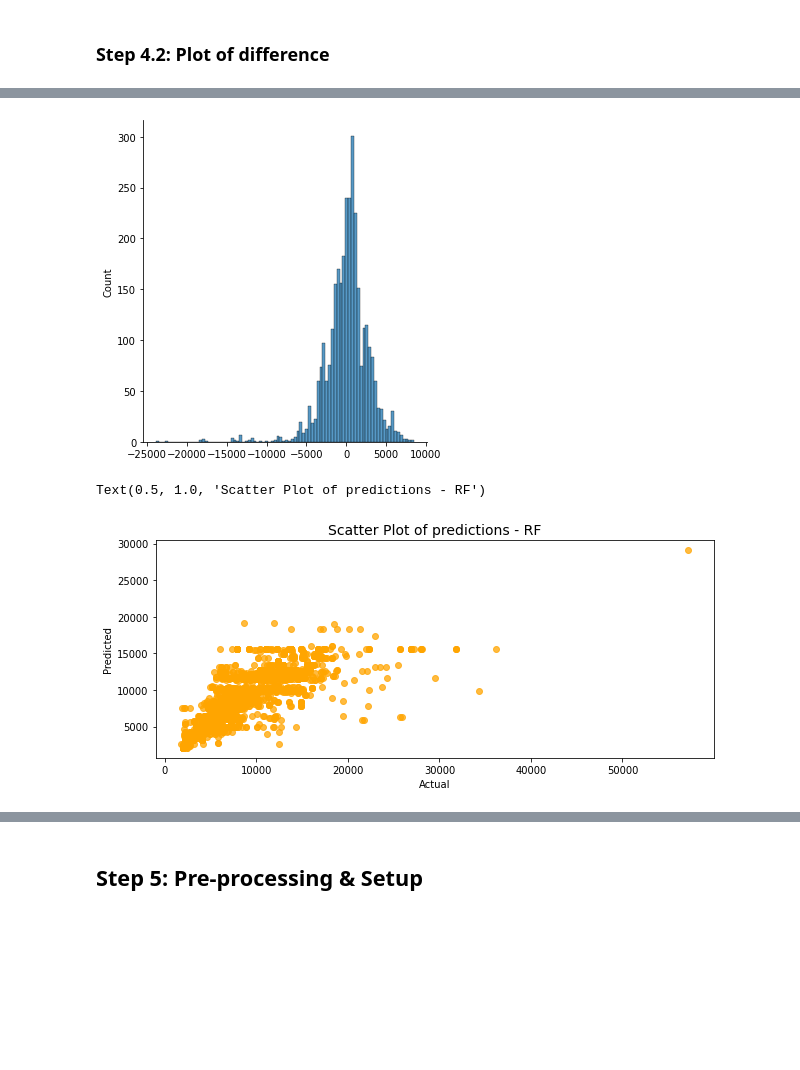
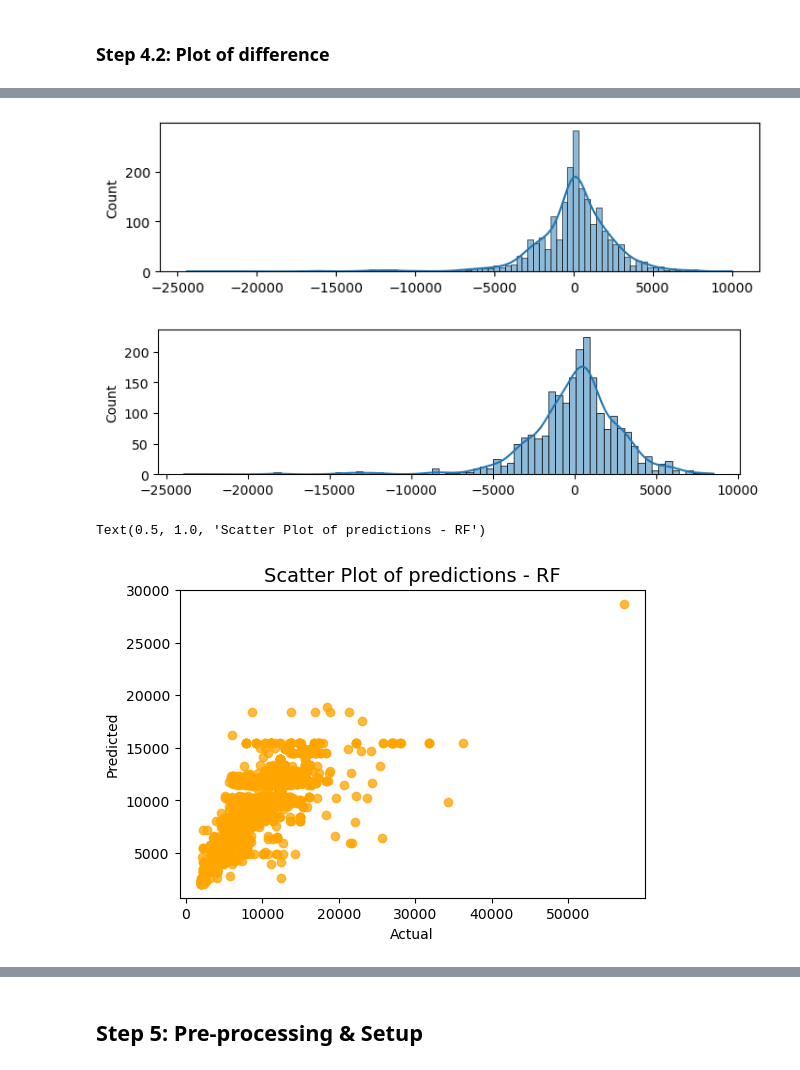
Before and after one commit to sss-xt1068/FlightFarePred, a Jupyter notebook: FlightFarePrediction.ipynb, the cells around one changed output, grey strips where cells are left out. Cells and saved outputs as stored; diff of their text form; code cells hidden in the pictures; blank space fills up the shorter version.

```diff
--- a/FlightFarePrediction.ipynb
+++ b/FlightFarePrediction.ipynb
@@ -403,2 +422,2 @@ lasso_model = fit_lasso(xtrain, ytrain)
 # %%
-lgbm_model = fit_lgbm(xtrain, ytrain.ravel())
+lgbm_model = fit_lgbm(xtrain, ytrain.ravel(), load=False)
@@ -500,17 +514,24 @@ plt.show()
-# %%
-sns.displot(Y_pred_lasso - yval.ravel())
-plt.show()
-# %% [output]
-[figure, removed]
+# %%
+fig, ax = plt.subplots(figsize=(8, 2))
+sns.histplot(Y_pred_lgbm - yval.ravel(), kde=True, ax=ax)
+plt.show()
+# %% [output]
+[figure, added]
+# %%
+fig, ax = plt.subplots(figsize=(8, 2))
+sns.histplot(Y_pred_lasso - yval.ravel(), kde=True, ax=ax)
+plt.show()
+# %% [output]
+[figure, added]
 # %%
-plt.figure(figsize=(10,4))
+plt.figure(figsize=(6,4))
 plt.scatter( yval, Y_pred_rf, color='orange', alpha=0.75)
 plt.xlabel("Actual", size=10)
 plt.ylabel("Predicted", size=10)
 plt.title("Scatter Plot of predictions - RF", size=14)
 # %% [output]
 Text(0.5, 1.0, 'Scatter Plot of predictions - RF')
-[figure, old version]
+[figure, new version]
 # %%
 plt.figure(figsize=(10,4))
 plt.scatter( yval, Y_pred_etc, color='orange', alpha=0.75)
```
Also changed, not shown: parts of 36 cells of this notebook, 8 other files.
